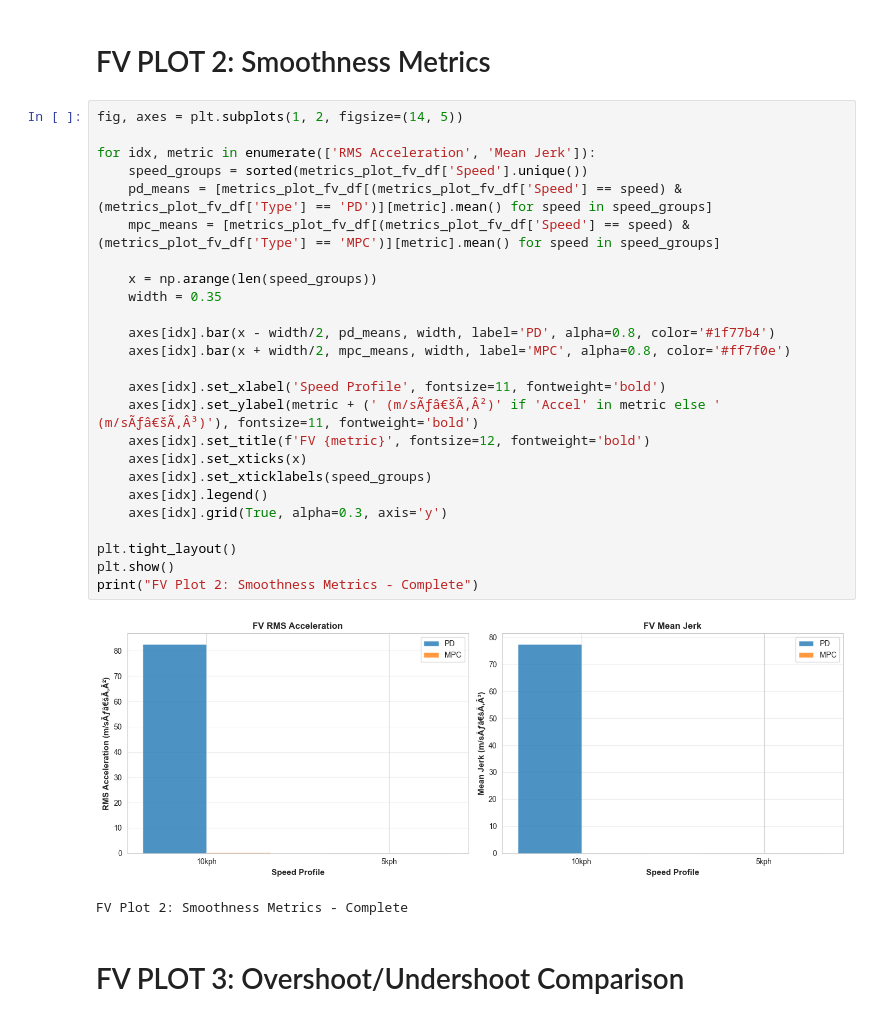
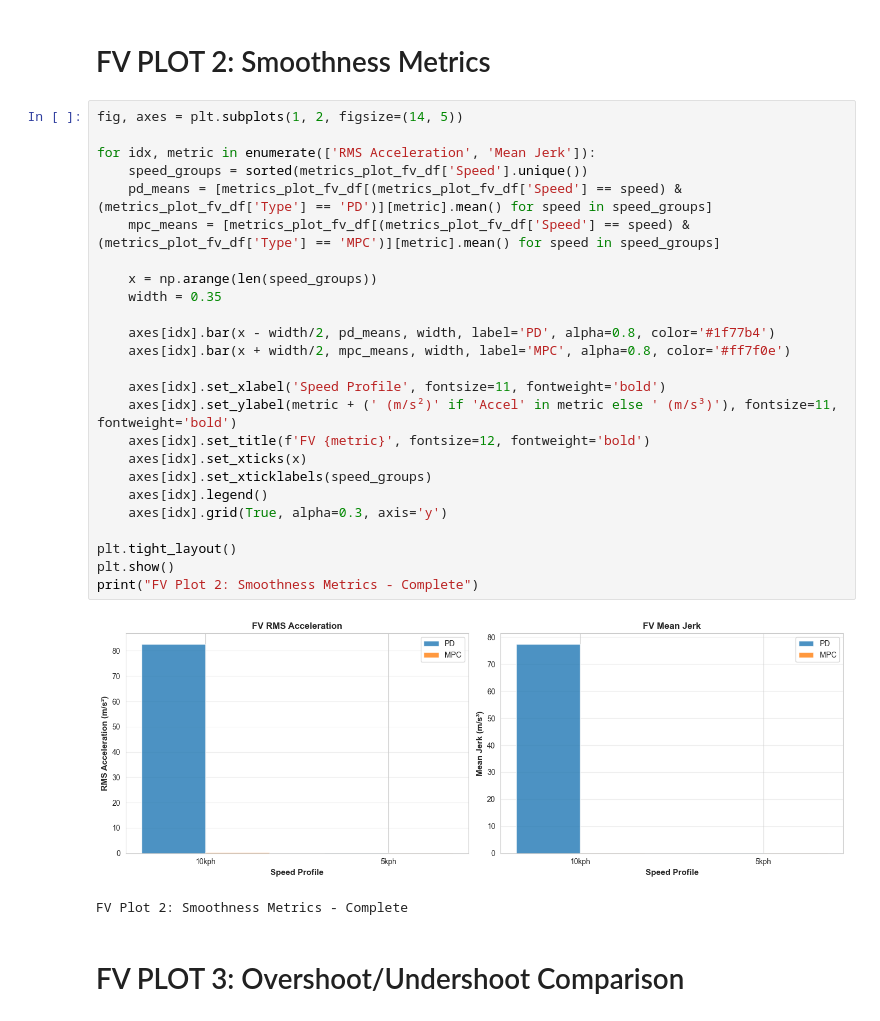
Before and after one commit to Santhosh4888/Adaptive-Cruise-Control, a Jupyter notebook: 9_Vehicle_Testing_Results/Testing_Using_Radar/Plot_Comparisions/PDC_VS_MPC_Comparison_FV.ipynb, the cells around one changed output. Cells and saved outputs as stored; diff of their text form.

```diff
--- a/9_Vehicle_Testing_Results/Testing_Using_Radar/Plot_Comparisions/PDC_VS_MPC_Comparison_FV.ipynb
+++ b/9_Vehicle_Testing_Results/Testing_Using_Radar/Plot_Comparisions/PDC_VS_MPC_Comparison_FV.ipynb
@@ -658,30 +658,30 @@ FV Plot 1: Separation Comparison - Complete
 # %%
 fig, axes = plt.subplots(1, 2, figsize=(14, 5))
 
 for idx, metric in enumerate(['RMS Acceleration', 'Mean Jerk']):
     speed_groups = sorted(metrics_plot_fv_df['Speed'].unique())
     pd_means = [metrics_plot_fv_df[(metrics_plot_fv_df['Speed'] == speed) & (metrics_plot_fv_df['Type'] == 'PD')][metric].mean() for speed in speed_groups]
     mpc_means = [metrics_plot_fv_df[(metrics_plot_fv_df['Speed'] == speed) & (metrics_plot_fv_df['Type'] == 'MPC')][metric].mean() for speed in speed_groups]
 
     x = np.arange(len(speed_groups))
     width = 0.35
 
     axes[idx].bar(x - width/2, pd_means, width, label='PD', alpha=0.8, color='#1f77b4')
     axes[idx].bar(x + width/2, mpc_means, width, label='MPC', alpha=0.8, color='#ff7f0e')
 
     axes[idx].set_xlabel('Speed Profile', fontsize=11, fontweight='bold')
-    axes[idx].set_ylabel(metric + (' (m/sÃƒâ€šÃ‚Â²)' if 'Accel' in metric else ' (m/sÃƒâ€šÃ‚Â³)'), fontsize=11, fontweight='bold')
+    axes[idx].set_ylabel(metric + (' (m/s²)' if 'Accel' in metric else ' (m/s³)'), fontsize=11, fontweight='bold')
     axes[idx].set_title(f'FV {metric}', fontsize=12, fontweight='bold')
     axes[idx].set_xticks(x)
     axes[idx].set_xticklabels(speed_groups)
     axes[idx].legend()
     axes[idx].grid(True, alpha=0.3, axis='y')
 
 plt.tight_layout()
 plt.show()
 print("FV Plot 2: Smoothness Metrics - Complete")
 # %% [output]
-[figure, old version]
+[figure, new version]
 FV Plot 2: Smoothness Metrics - Complete
 # %% [markdown]
 # FV PLOT 3: Overshoot/Undershoot Comparison
```
Also changed, not shown: parts of 3 cells of this notebook, 9 other files.
